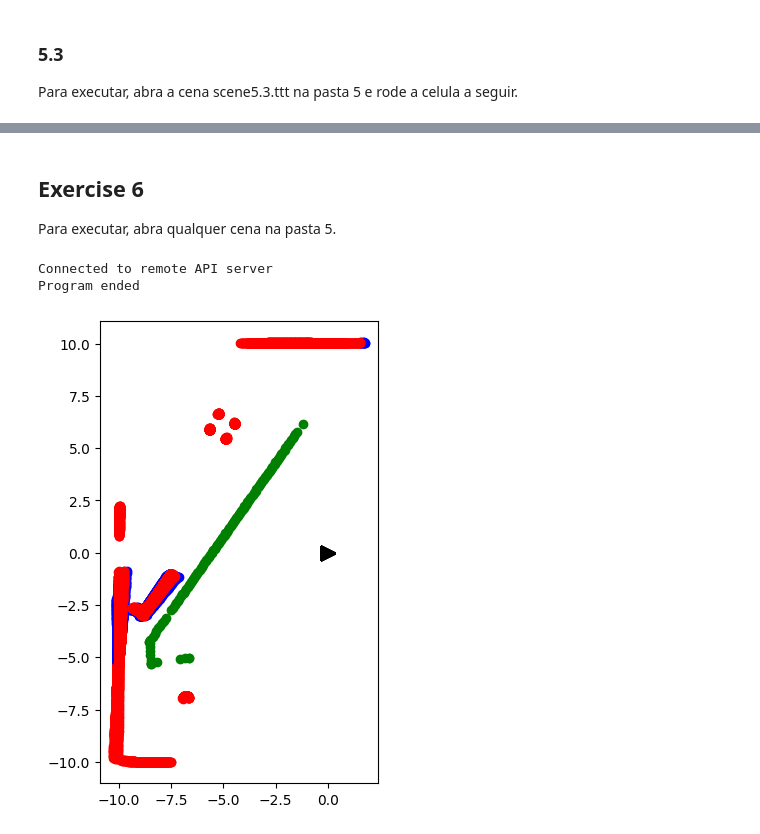
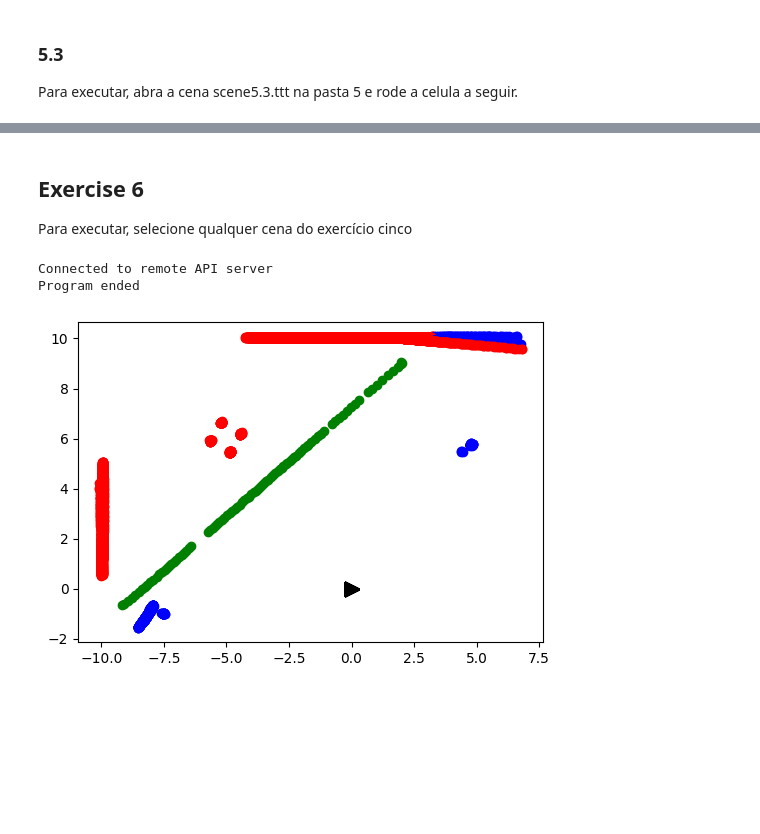
Before and after one commit to RaphaSilva470/Robotica, a Jupyter notebook: TP1/note.ipynb, the cells around one changed output, grey strips where cells are left out. Drawn from its saved outputs; the diff is of its cells as text; code cells hidden in the pictures; blank space fills up the shorter version.

```diff
--- a/TP1/note.ipynb
+++ b/TP1/note.ipynb
@@ -1,2 +8,4 @@
+# %%
+scenesFolder = "/home/samuelbrisio/Documents/Coppelia/Coppelia_Assingment/TP1/scenes"
 # %% [markdown]
 # Core Components
@@ -93,17 +121,18 @@ def getRotationMatrixZfixed(theta):
                       [ np.sin(theta),  np.cos(theta), 0 ],
                       [ 0            ,  0            , 1 ]])
 # %%
-# get the transformation from local axis to global axis
-
+# get the transformation from local axis to a reference axis
+# the default reference axis is the global/world axis
 def getTransformationMatrix(handle, referenceTo=sim.handle_world):
+    # Get the object position and orientation
     pos, ori = getPositionAndOrientation(handle, referenceTo)
+    # Get the Rotation Matrix
     rotM = getRotationMatrixZfixed(ori[2])
-    transM = pos
     scale = np.array([0, 0, 0, 1])
 
-    # Local to Global
-    M_L2G = np.column_stack((rotM, transM))
-    M_L2G = np.row_stack((M_L2G, scale))
+    # Create the transformation Matrix
+    tranfMatrix = np.column_stack((rotM, pos))
+    tranfMatrix = np.row_stack((tranfMatrix, scale))
 
-    return M_L2G
+    return tranfMatrix
 # %%
@@ -431,7 +469,12 @@ Program ended
 [figure]
 # %% [markdown]
 ## Exercise 6
-Para executar, abra qualquer cena na pasta 5.
+Para executar, selecione qualquer cena do exercício cinco
+# %%
+# selectedScene = "scene5.ttt"
+# selectedScene = "scene5.1.ttt"
+# selectedScene = "scene5.2.ttt"
+selectedScene = "scene5.3.ttt"
 # %%
 
 def draw_laser_data_World_Ref(MTrans, laser_data, max_sensor_range=5, ax = None):
@@ -472,7 +515,7 @@ def draw_laser_data_World_Ref(MTrans, laser_data, max_sensor_range=5, ax = None)
     # ax.set_xlim([-max_sensor_range, max_sensor_range])
     # ax.set_ylim([-max_sensor_range, max_sensor_range])
 # %%
-sim.loadScene("Coppelia_Assingment/TP1/5/scene5.ttt"+"@keepCurrent")
+sim.loadScene(os.path.join(scenesFolder,"5", selectedScene)+"@keepCurrent")
 sim.startSimulation()
 
 print ('Connected to remote API server')
@@ -573,31 +616,31 @@ while t < 20:
         v = .5
         w = 0
     elif laser_data[lado_direito, 1] > 2:
         v = 0
         w = np.deg2rad(-30)
     elif laser_data[lado_esquerdo, 1] > 2:
         v = 0
         w = np.deg2rad(30)
 
     # Isso é o modelo cinemático, estudaremos detalhadamente depois!
     wl = v/r - (w*L)/(2*r)
     wr = v/r + (w*L)/(2*r)
 
     # Enviando velocidades
     sim.setJointTargetVelocity(l_wheel, wl)
     sim.setJointTargetVelocity(r_wheel, wr)
 
     t = t + dt
     lastTime = now
 
 # Parando o robô
 sim.setJointTargetVelocity(r_wheel, 0)
 sim.setJointTargetVelocity(l_wheel, 0)
 
 sim.stopSimulation()
 
 print ('Program ended')
 # %% [output]
 Connected to remote API server
 Program ended
-[figure, old version]
+[figure, new version]
```
Also changed, not shown: parts of 22 cells of this notebook.
